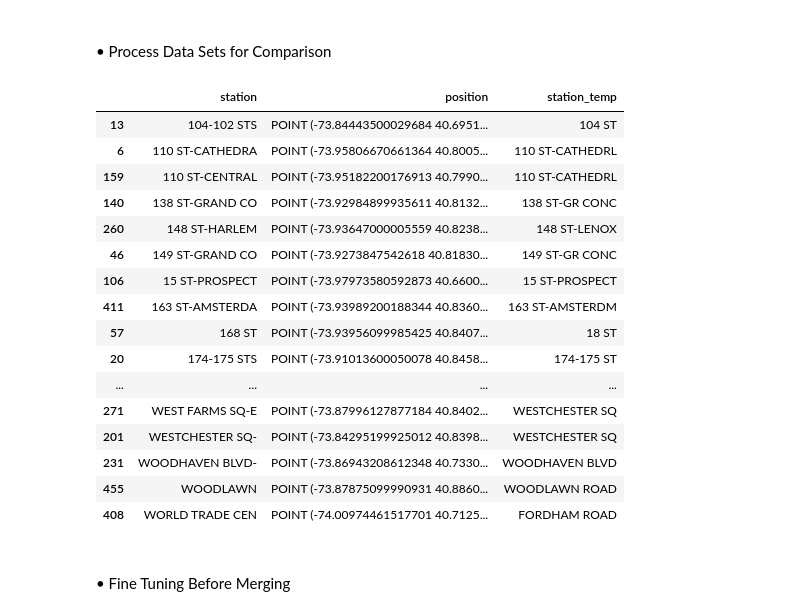
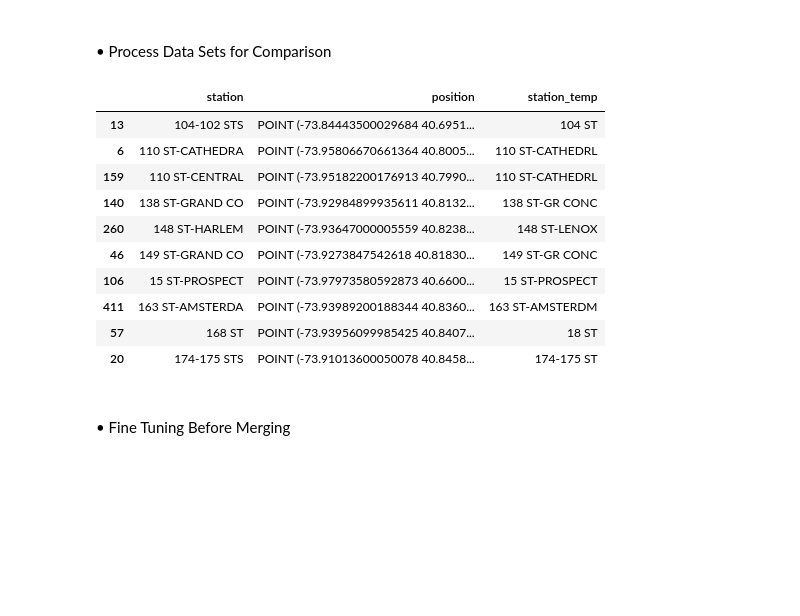
Before and after one commit to Q-shick/Intro-to-Data-Science, a Jupyter notebook: Mini Project.ipynb, the cells around one changed output. Saved outputs shown, nothing was run; the diff lists cells and outputs as text; code cells hidden in the pictures; blank space fills up the shorter version.

Commit message:
Mini project for MTA ridership on NYC map

```diff
--- a/Mini Project.ipynb
+++ b/Mini Project.ipynb
@@ -9,0 +10,23 @@
+# %%
+# manipulate data and data frames
+import numpy as np
+import pandas as pd
+# match station names
+import string
+from fuzzywuzzy import fuzz
+# geographical data
+from shapely.geometry import Point
+import geopandas as gpd
+from geopandas import GeoSeries, GeoDataFrame
+# visualization
+from IPython.display import IFrame
+import matplotlib.pyplot as plt
+%matplotlib inline
+
+# file paths
+turnstile_base = './Data/turnstile_data_master_with_weather.csv'
+remote_unit = './Data/Remote-Booth-Station.csv'
+station_position = './Data/DOITT_SUBWAY_STATION_01_13SEPT2010.csv'
+correct_station_name = './Data/correct_station_name.txt'
+nyc_map_data = './Data/Borough Boundaries/geo_export_1e1c40bf-0d50-4899-ab1d-0056152c3698.shp'
+mta_map = "./Data/The-New-York-City-Subway-Unique-Geographically-Accurate-Nyc-Subway-Map.jpg"
@@ -97,17 +120,15 @@ def compare_station_name(name, match_list):
 <br/>
 <p style="font-family:sans-serif;">&bull; Read and Process Data Sets in Format</p>
 # %%
-# stations on the map by ridership - read & process data
-
-remote_unit_df = pd.read_csv('./Data/Remote-Booth-Station.csv',
-                             usecols = ['Remote', 'Station'])
+# read Remote Unit data set and process it
+remote_unit_df = pd.read_csv(remote_unit, usecols = ['Remote', 'Station'])
 remote_unit_df.drop_duplicates(subset = 'Remote', keep = 'first', inplace = True)
 remote_unit_df.columns = ['UNIT', 'station']
 remote_unit_df['station'] = remote_unit_df['station'].apply(
     lambda s : swap_station_name(s))
 
-station_position_df = pd.read_csv('./Data/DOITT_SUBWAY_STATION_01_13SEPT2010.csv',
-                                  usecols = ['NAME', 'the_geom'])
+# read Station Position data set and process it
+station_position_df = pd.read_csv(station_position, usecols = ['NAME', 'the_geom'])
 station_position_df.drop_duplicates(subset = 'NAME', keep = 'first', inplace = True)
 station_position_df.columns = ['station', 'position']
 station_position_df['station'] = station_position_df['station'].apply(
@@ -116,37 +137,38 @@ station_position_df['station'] = station_position_df['station'].apply(
 <br/>
 <p style="font-family:sans-serif;">&bull; Process Data Sets for Comparison</p>
 # %%
-# stations on the map by ridership - prepare to merge
+"""
+Even after processing station names with the functions, there are still discrepancies.
+This is because the differences are out of pattern that the function can catch.
+Part of the job is done manually, instread of writing more functions for each case.
+"""
 
+# station_temp is from Remote Unit data set
 station_position_df['station_temp'] = station_position_df['station'].apply(
     lambda name : compare_station_name(name, list(remote_unit_df['station'])))
 
+# compare and find different names
 diff = []
 for i in range(0, len(station_position_df)):
     if (station_position_df['station'].iloc[i] is not
             station_position_df['station_temp'].iloc[i]):
         diff.append(i)
 
+# look through names to find the ones that are totally different
 with pd.option_context('display.max_rows', None, 'display.max_columns', 3):
-    display((station_position_df.iloc[diff]).sort_values('station'))
+    display((station_position_df.iloc[diff]).sort_values('station')[0:10])
 # %% [output]
 |  | station | position | station_temp |
 | 13 | 104-102 STS | POINT (-73.84443500029684 40.6951... | 104 ST |
 | 6 | 110 ST-CATHEDRA | POINT (-73.95806670661364 40.8005... | 110 ST-CATHEDRL |
 | 159 | 110 ST-CENTRAL | POINT (-73.95182200176913 40.7990... | 110 ST-CATHEDRL |
 | 140 | 138 ST-GRAND CO | POINT (-73.92984899935611 40.8132... | 138 ST-GR CONC |
 | 260 | 148 ST-HARLEM | POINT (-73.93647000005559 40.8238... | 148 ST-LENOX |
 | 46 | 149 ST-GRAND CO | POINT (-73.9273847542618 40.81830... | 149 ST-GR CONC |
 | 106 | 15 ST-PROSPECT | POINT (-73.97973580592873 40.6600... | 15 ST-PROSPECT |
 | 411 | 163 ST-AMSTERDA | POINT (-73.93989200188344 40.8360... | 163 ST-AMSTERDM |
 | 57 | 168 ST | POINT (-73.93956099985425 40.8407... | 18 ST |
 | 20 | 174-175 STS | POINT (-73.91013600050078 40.8458... | 174-175 ST |
-| ... | ... | ... | ... |
-| 271 | WEST FARMS SQ-E | POINT (-73.87996127877184 40.8402... | WESTCHESTER SQ |
-| 201 | WESTCHESTER SQ- | POINT (-73.84295199925012 40.8398... | WESTCHESTER SQ |
-| 231 | WOODHAVEN BLVD- | POINT (-73.86943208612348 40.7330... | WOODHAVEN BLVD |
-| 455 | WOODLAWN | POINT (-73.87875099990931 40.8860... | WOODLAWN ROAD |
-| 408 | WORLD TRADE CEN | POINT (-74.00974461517701 40.7125... | FORDHAM ROAD |
 # %% [markdown]
 <br/>
 <p style="font-family:sans-serif;">&bull; Fine Tuning Before Merging</p>
```
Also changed, not shown: parts of 18 cells of this notebook, 5 other files.
